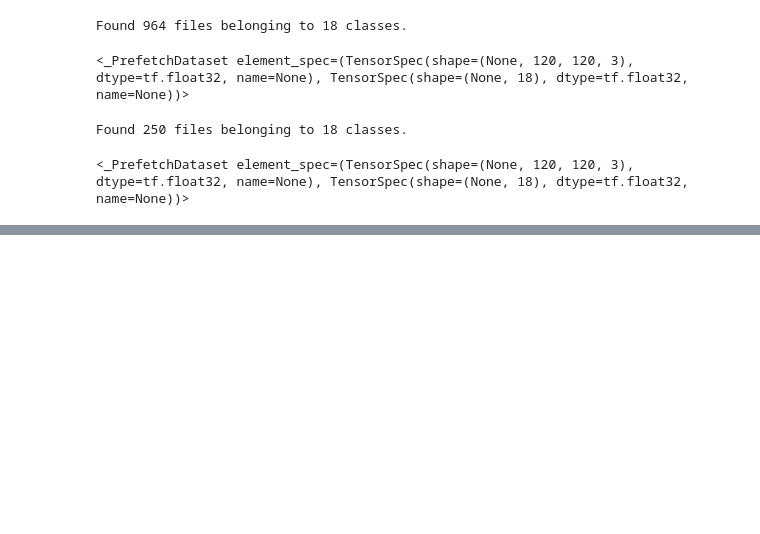
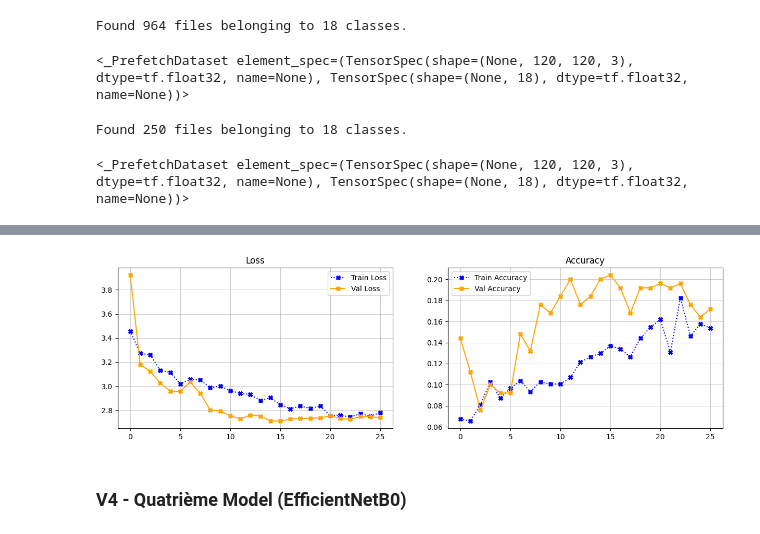
Before and after one commit to mtthibault/catchemall, a Jupyter notebook: notebooks/mo_computervision_models.ipynb, the cells around one changed output, grey strips where cells are left out. Drawn from its saved outputs; the diff is of its cells as text; code cells hidden in the pictures; blank space fills up the shorter version.

```diff
--- a/notebooks/mo_computervision_models.ipynb
+++ b/notebooks/mo_computervision_models.ipynb
@@ -676,0 +829,20 @@ plot_loss_accuracy(history)
+# %%
+data_augmentation = models.Sequential()
+data_augmentation.add(layers.RandomFlip("horizontal"))
+data_augmentation.add(layers.RandomZoom((0.1, 0.2)))
+data_augmentation.add(layers.RandomTranslation(0.2, 0.2))
+data_augmentation.add(layers.RandomRotation(0.1))
+
+vgg16 = VGG16(weights = "imagenet",
+              include_top = False, # Exclude Hidden Dense Layers + Predictive Dense Layer
+              input_shape = (120, 120, 3))
+
+vgg16.trainable = False
+
+my_dense_layers = models.Sequential()
+
+my_dense_layers.add(layers.Dense(64, activation="relu"))
+my_dense_layers.add(layers.Dropout(rate=0.5))
+
+
+predictive_layer = layers.Dense(18, activation="softmax")
@@ -676,0 +921,6 @@ plot_loss_accuracy(history)
+# %%
+plot_loss_accuracy(second_history)
+# %% [output]
+[figure, added]
+# %% [markdown]
+### V4 - Quatrième Model (EfficientNetB0)
```
Also changed, not shown: parts of 53 cells of this notebook.
